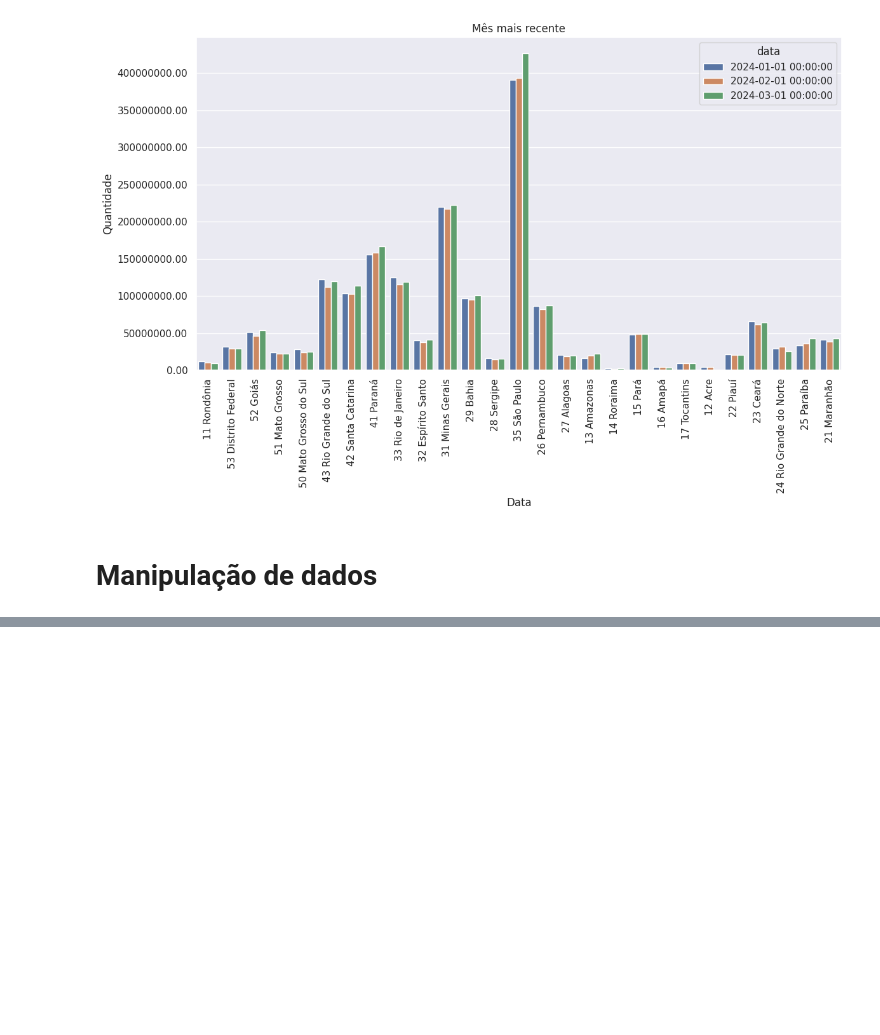
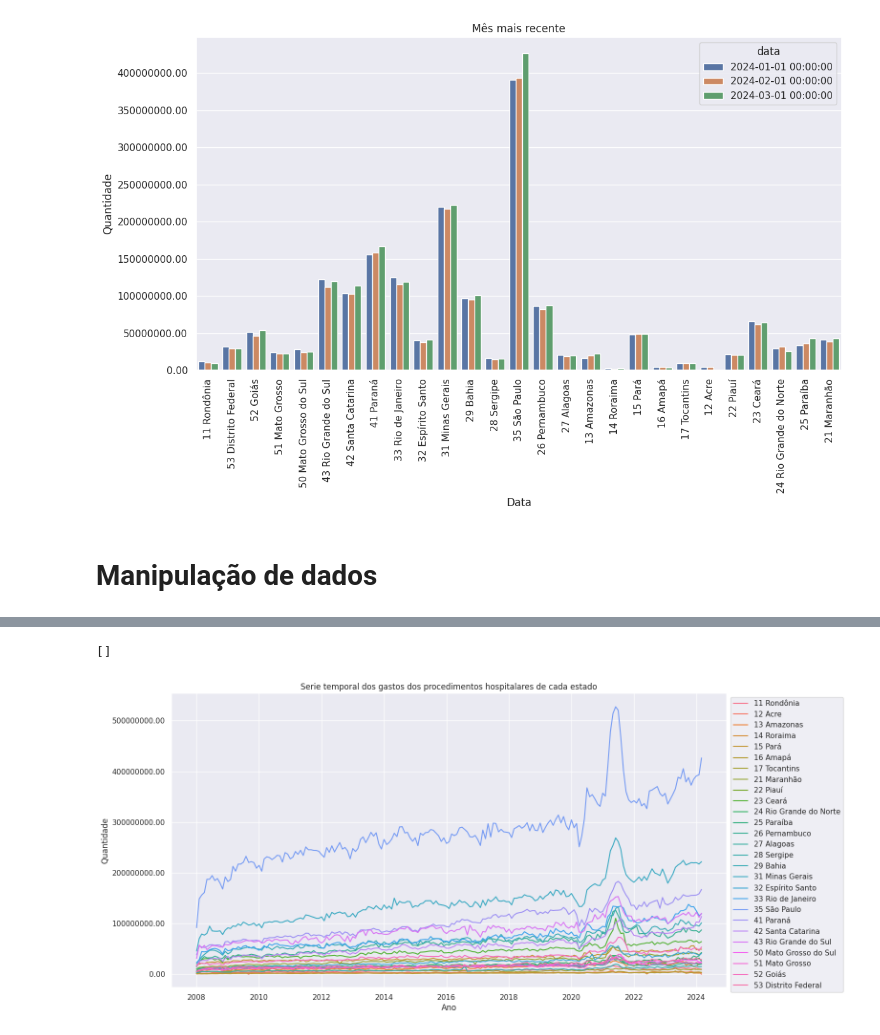
Before and after one commit to rodrigoceezar/FIAP_POS, a Jupyter notebook: Fase 1/Fase1.ipynb, the cells around one changed output, grey strips where cells are left out. Saved outputs shown, nothing was run; the diff lists cells and outputs as text; code cells hidden in the pictures; blank space fills up the shorter version.

```diff
--- a/Fase 1/Fase1.ipynb
+++ b/Fase 1/Fase1.ipynb
@@ -221,3 +221,6 @@ plt.show()
 [figure]
 # %% [markdown]
 # Manipulação de dados
+# %%
+df_long = df_long.rename(columns={"Unidade da Federação": "UF"})
+df_long.head()
@@ -223,0 +234,24 @@ plt.show()
+# %%
+# Uma serie temporal, onde X=o tempo, e o Y= os estados
+plt.figure(figsize=(15,8))
+
+
+
+# Gráfico
+sns.lineplot(df_long, x='data', y='quantidade', hue='UF')
+
+# Titulo e labels
+plt.title('Serie temporal dos gastos dos procedimentos hospitalares de cada estado')
+plt.xlabel('Ano')
+plt.ylabel('Quantidade')
+
+# Formação dos valores no eixo Y
+plt.gca().yaxis.set_major_formatter(FuncFormatter(lambda x, _: '{:.2f}'.format(x)))
+
+# Posição da legenda
+plt.legend(loc='upper left', bbox_to_anchor=(1, 1))
+
+plt.plot()
+# %% [output]
+[]
+[figure, added]
```
Also changed, not shown: parts of 5 cells of this notebook.
